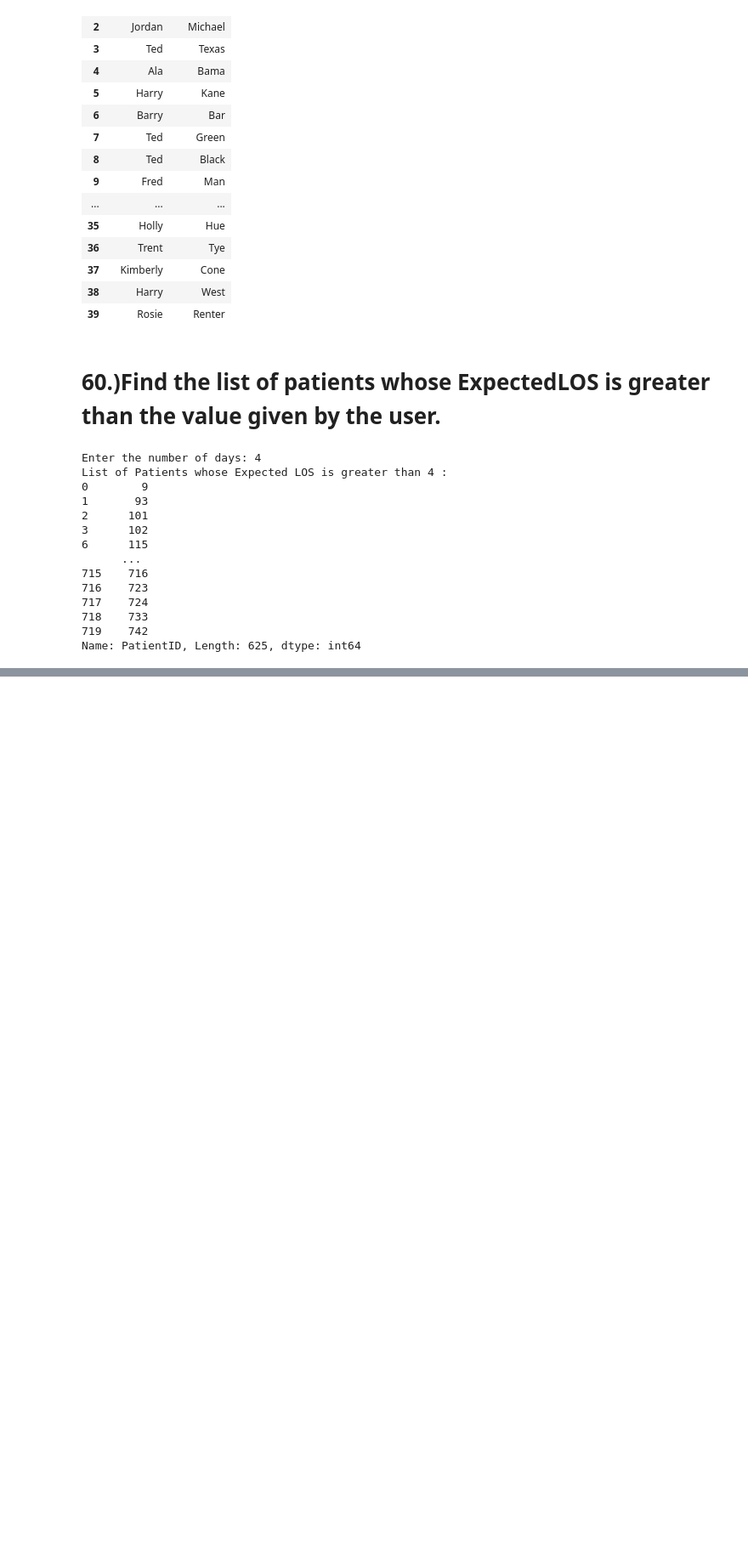
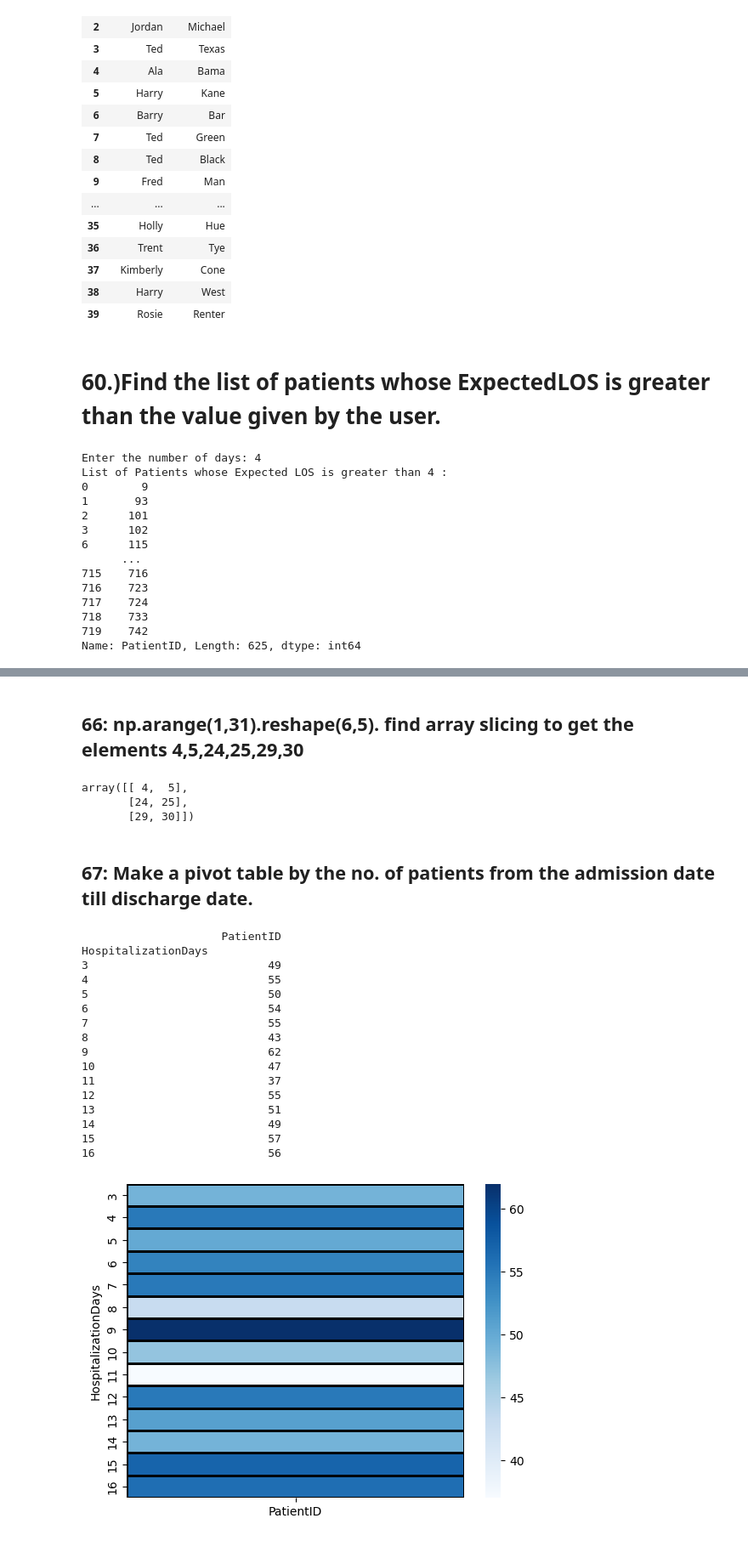
Before and after one commit to fathimadev35/PythonCoders, a Jupyter notebook: PythonCoders-Notebook.ipynb, the cells around one changed output, grey strips where cells are left out. Shown at 85% size. Saved outputs shown, nothing was run; the diff lists cells and outputs as text; code cells hidden in the pictures; blank space fills up the shorter version.

Commit message:
Add files via upload
Nishka (Added 61 -80)

```diff
--- a/PythonCoders-Notebook.ipynb
+++ b/PythonCoders-Notebook.ipynb
@@ -1231,0 +1343,43 @@ Name: PatientID, Length: 625, dtype: int64
+# %% [markdown]
+## 66: np.arange(1,31).reshape(6,5). find array slicing to get the elements 4,5,24,25,29,30
+# %%
+a=np.arange(1,31).reshape(6,5)
+a[[0,4,5],3:]
+# %% [output]
+array([[ 4,  5],
+       [24, 25],
+       [29, 30]])
+# %% [markdown]
+## 67: Make a pivot table by the no. of patients from the admission date till discharge date.
+# %%
+df = pd.read_excel('/Users/nishka/Downloads/HospitalDatabase.xlsx',sheet_name="ReAdmissionRegistry")
+
+# Add a column for the number of days hospitalized
+df['HospitalizationDays'] = (df['DischargeDate'] - df['AdmissionDate']).dt.days
+
+# Create the pivot table
+pivot_table = df.pivot_table(values='PatientID', index='HospitalizationDays', aggfunc='count')
+# Print the pivot table
+print(pivot_table)
+
+#create heatmap for the pivot table
+sns.heatmap(pivot_table,cmap='Blues',linecolor='Black',linewidth=1)
+plt.show()
+# %% [output]
+                     PatientID
+HospitalizationDays
+3                           49
+4                           55
+5                           50
+6                           54
+7                           55
+8                           43
+9                           62
+10                          47
+11                          37
+12                          55
+13                          51
+14                          49
+15                          57
+16                          56
+[figure, added]
```
Also changed, not shown: parts of 35 cells of this notebook.
